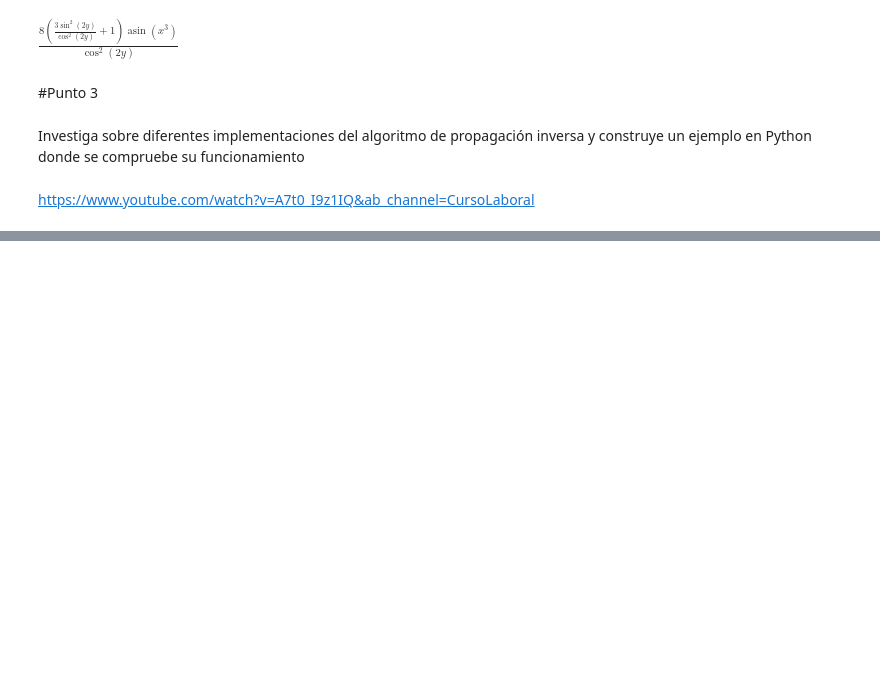
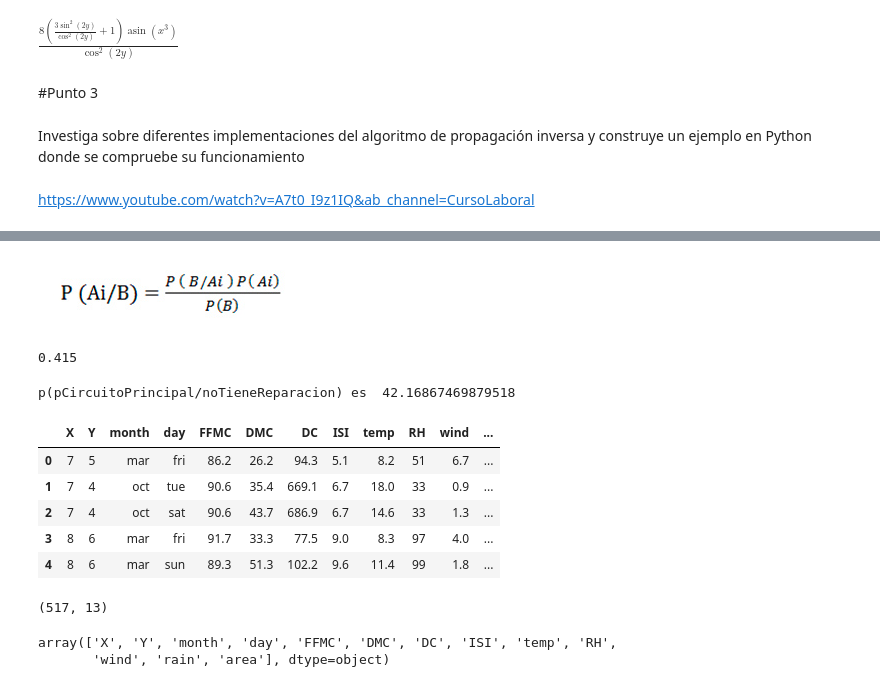
Before and after one commit to AlexisLeal/Aprendizaje-Automatico, a Jupyter notebook: Actividad 3/Actividad_3.ipynb, the cells around one changed output, grey strips where cells are left out. Saved outputs shown, nothing was run; the diff lists cells and outputs as text; code cells hidden in the pictures; blank space fills up the shorter version.

```diff
--- a/Actividad 3/Actividad_3.ipynb
+++ b/Actividad 3/Actividad_3.ipynb
@@ -206,0 +228,13 @@ Valor de los pesos W1 y W2 : 0.590898874106818 1.6427282315035094
+# %% [markdown]
+![image.png](embedded-picture-1)
+# %%
+noTieneReparacion =  (pCircuitoPrincipal * pSinReparacionCircuitoPrincipal) + (pFuenteAlimentacion * pSinReparacionFuenteAlimentacion)
+print(noTieneReparacion)
+# %% [output]
+0.415
+# %%
+#Cual es la probabilidad que un equipo que no tiene solucion sea por falla de circuito principal
+# p(pCircuitoPrincipal/noTieneReparacion)
+print("p(pCircuitoPrincipal/noTieneReparacion) es ",((pSinReparacionCircuitoPrincipal * pCircuitoPrincipal)/ noTieneReparacion)*100)
+# %% [output]
+p(pCircuitoPrincipal/noTieneReparacion) es  42.16867469879518
@@ -206,0 +249,20 @@ Valor de los pesos W1 y W2 : 0.590898874106818 1.6427282315035094
+# %%
+df.head()
+# %% [output]
+|  | X | Y | month | day | FFMC | DMC | DC | ISI | temp | RH | wind | ... |
+| 0 | 7 | 5 | mar | fri | 86.2 | 26.2 | 94.3 | 5.1 | 8.2 | 51 | 6.7 | ... |
+| 1 | 7 | 4 | oct | tue | 90.6 | 35.4 | 669.1 | 6.7 | 18.0 | 33 | 0.9 | ... |
+| 2 | 7 | 4 | oct | sat | 90.6 | 43.7 | 686.9 | 6.7 | 14.6 | 33 | 1.3 | ... |
+| 3 | 8 | 6 | mar | fri | 91.7 | 33.3 | 77.5 | 9.0 | 8.3 | 97 | 4.0 | ... |
+| 4 | 8 | 6 | mar | sun | 89.3 | 51.3 | 102.2 | 9.6 | 11.4 | 99 | 1.8 | ... |
+# %%
+#Total de filas y columnas
+df.shape
+# %% [output]
+(517, 13)
+# %%
+nombreColumnas=df.columns.values
+nombreColumnas
+# %% [output]
+array(['X', 'Y', 'month', 'day', 'FFMC', 'DMC', 'DC', 'ISI', 'temp', 'RH',
+       'wind', 'rain', 'area'], dtype=object)
```
Also changed, not shown: parts of 18 cells of this notebook.
